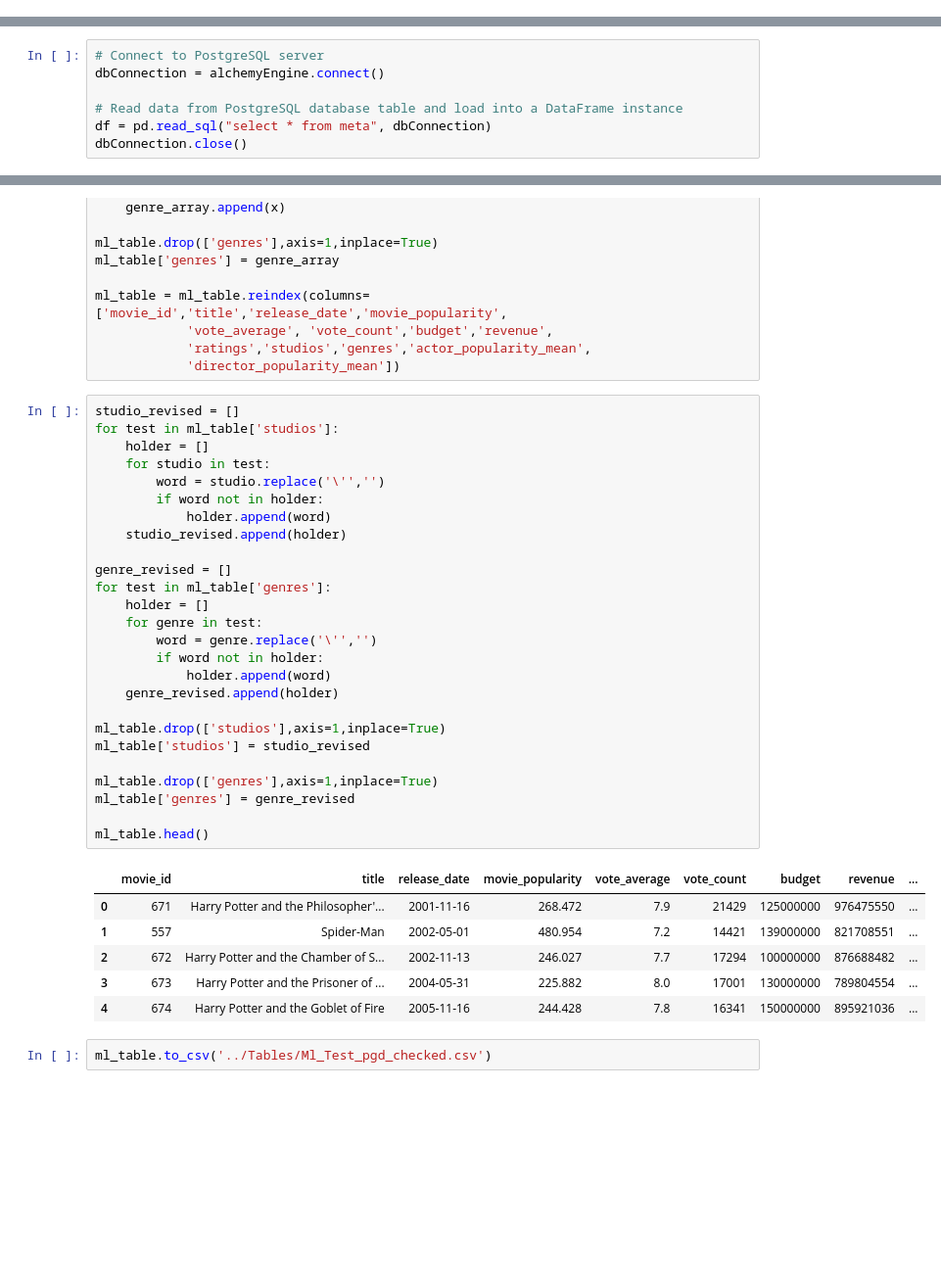
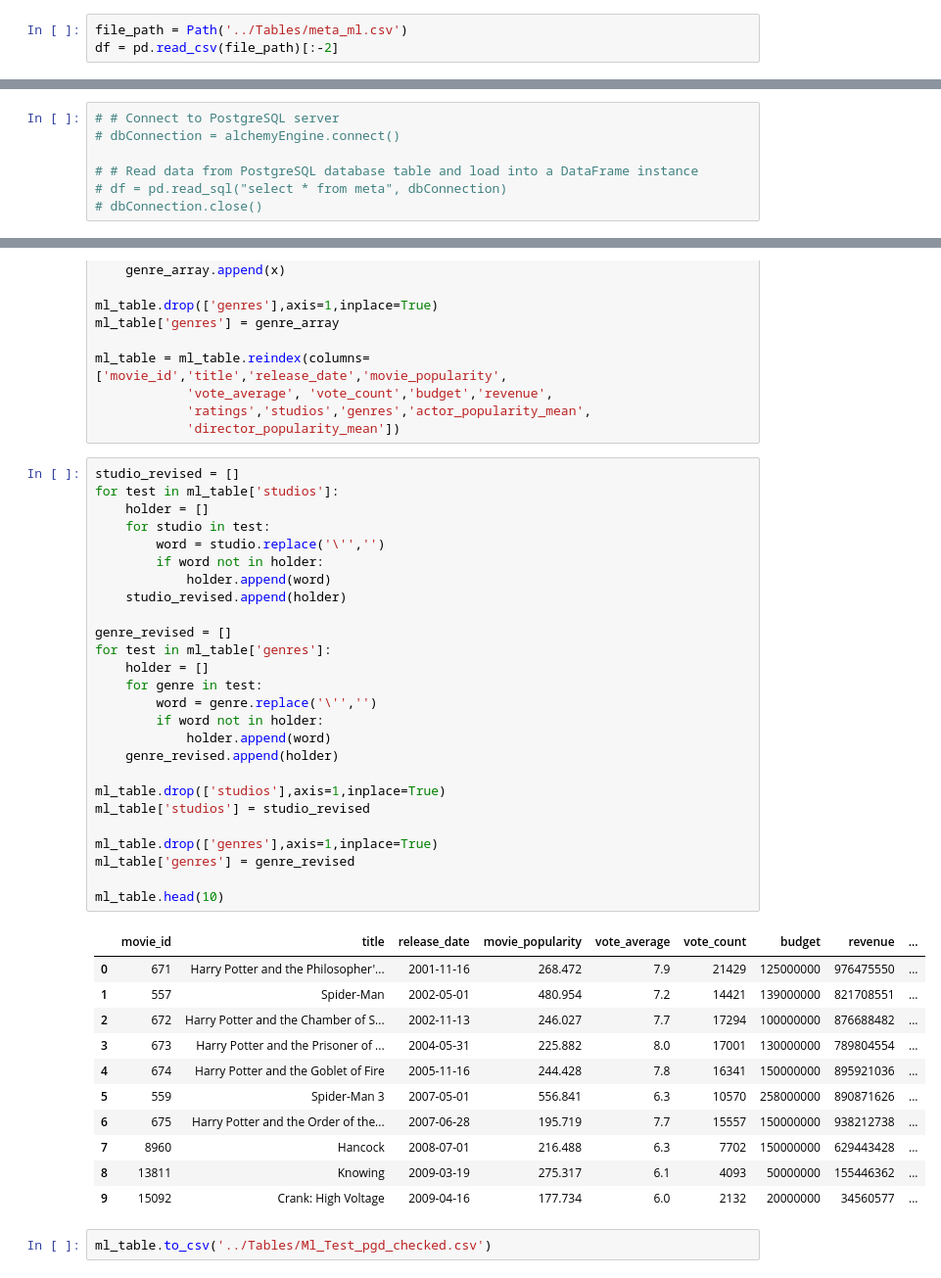
Before and after one commit to a-lau-gonza/The-Final-Project_F-PALS, a Jupyter notebook: Notebooks/HerokuDB_to_ML_code.ipynb, the cells around one changed output, grey strips where cells are left out. Shown at 98% size. Drawn from its saved outputs; the diff is of its cells as text; blank space fills up the shorter version.

```diff
--- a/Notebooks/HerokuDB_to_ML_code.ipynb
+++ b/Notebooks/HerokuDB_to_ML_code.ipynb
@@ -16,3 +16,6 @@ from sqlalchemy import create_engine
+# %%
+file_path = Path('../Tables/meta_ml.csv')
+df = pd.read_csv(file_path)[:-2]
 # %%
 # ML libraries
 from sklearn.metrics import balanced_accuracy_score
@@ -24,10 +27,10 @@ alchemyEngine = create_engine(f'postgresql://{user}:{password}@{host}:5432/dfph6
 # %%
-# Connect to PostgreSQL server
-dbConnection = alchemyEngine.connect()
+# # Connect to PostgreSQL server
+# dbConnection = alchemyEngine.connect()
 
-# Read data from PostgreSQL database table and load into a DataFrame instance
-df = pd.read_sql("select * from meta", dbConnection)
-dbConnection.close()
+# # Read data from PostgreSQL database table and load into a DataFrame instance
+# df = pd.read_sql("select * from meta", dbConnection)
+# dbConnection.close()
 # %%
 ml_table = df[['movie_id','title','release_date','movie_popularity',
             'vote_average', 'vote_count','budget','revenue',
@@ -86,33 +89,38 @@ studio_revised = []
 for test in ml_table['studios']:
     holder = []
     for studio in test:
         word = studio.replace('\'','')
         if word not in holder:
             holder.append(word)
     studio_revised.append(holder)
 
 genre_revised = []
 for test in ml_table['genres']:
     holder = []
     for genre in test:
         word = genre.replace('\'','')
         if word not in holder:
             holder.append(word)
     genre_revised.append(holder)
 
 ml_table.drop(['studios'],axis=1,inplace=True)
 ml_table['studios'] = studio_revised
 
 ml_table.drop(['genres'],axis=1,inplace=True)
 ml_table['genres'] = genre_revised
 
-ml_table.head()
+ml_table.head(10)
 # %% [output]
 |  | movie_id | title | release_date | movie_popularity | vote_average | vote_count | budget | revenue | ... |
 | 0 | 671 | Harry Potter and the Philosopher'... | 2001-11-16 | 268.472 | 7.9 | 21429 | 125000000 | 976475550 | ... |
 | 1 | 557 | Spider-Man | 2002-05-01 | 480.954 | 7.2 | 14421 | 139000000 | 821708551 | ... |
 | 2 | 672 | Harry Potter and the Chamber of S... | 2002-11-13 | 246.027 | 7.7 | 17294 | 100000000 | 876688482 | ... |
 | 3 | 673 | Harry Potter and the Prisoner of ... | 2004-05-31 | 225.882 | 8.0 | 17001 | 130000000 | 789804554 | ... |
 | 4 | 674 | Harry Potter and the Goblet of Fire | 2005-11-16 | 244.428 | 7.8 | 16341 | 150000000 | 895921036 | ... |
+| 5 | 559 | Spider-Man 3 | 2007-05-01 | 556.841 | 6.3 | 10570 | 258000000 | 890871626 | ... |
+| 6 | 675 | Harry Potter and the Order of the... | 2007-06-28 | 195.719 | 7.7 | 15557 | 150000000 | 938212738 | ... |
+| 7 | 8960 | Hancock | 2008-07-01 | 216.488 | 6.3 | 7702 | 150000000 | 629443428 | ... |
+| 8 | 13811 | Knowing | 2009-03-19 | 275.317 | 6.1 | 4093 | 50000000 | 155446362 | ... |
+| 9 | 15092 | Crank: High Voltage | 2009-04-16 | 177.734 | 6.0 | 2132 | 20000000 | 34560577 | ... |
 # %%
 ml_table.to_csv('../Tables/Ml_Test_pgd_checked.csv')
```
Also changed, not shown: parts of 3 cells of this notebook, 2 other files.
